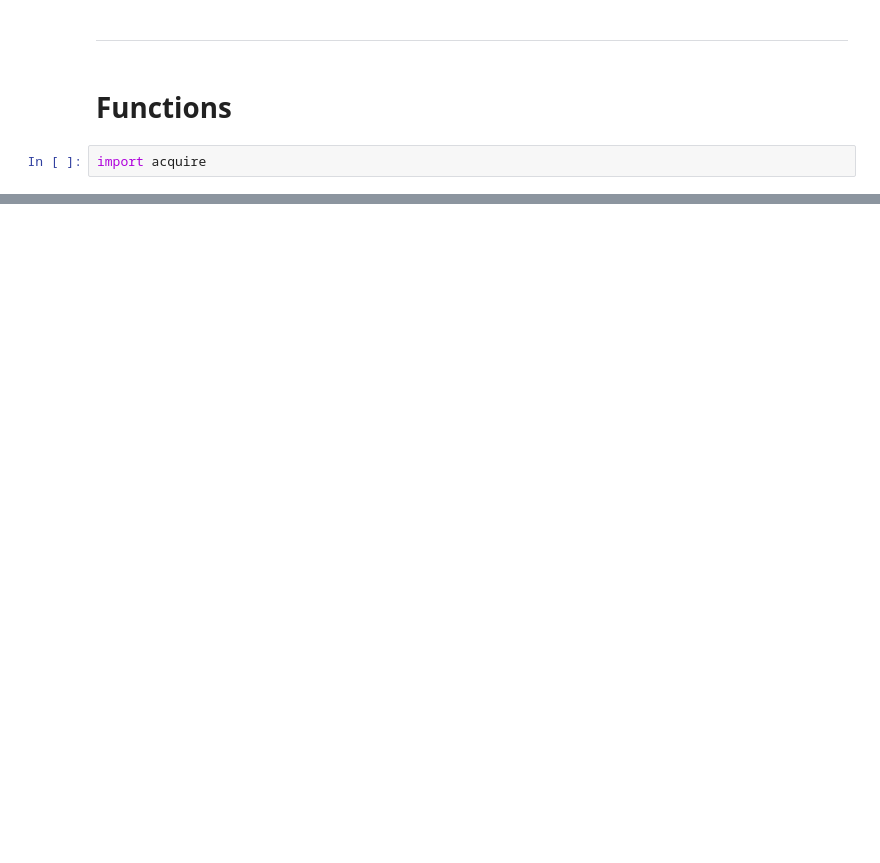
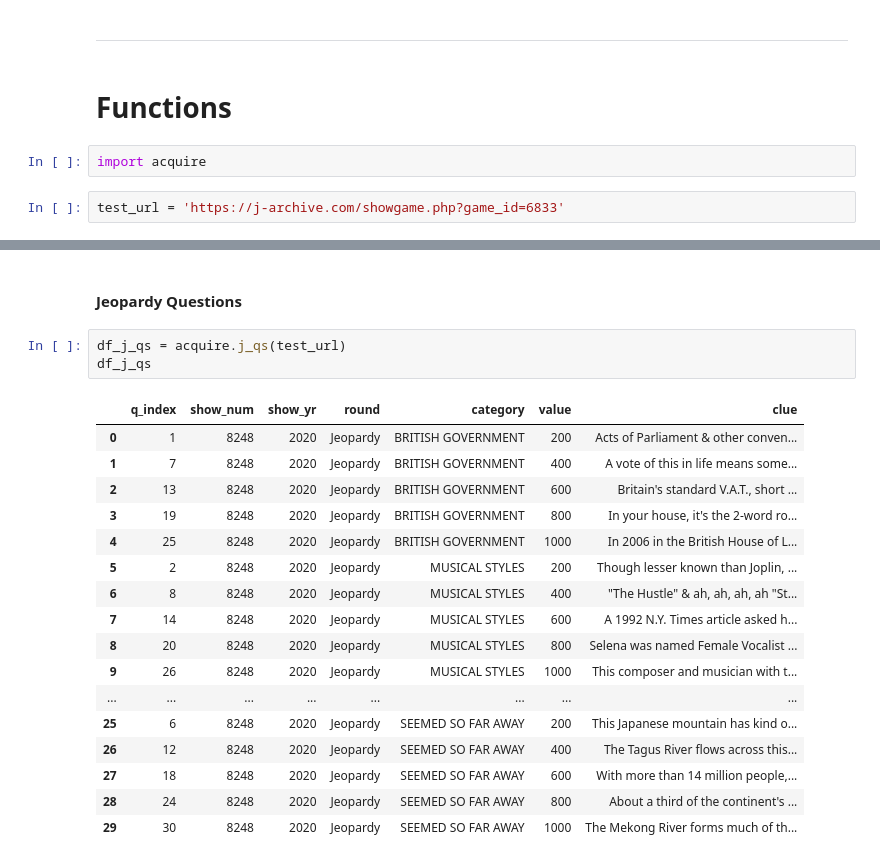
Before and after one commit to Miller-Ryan-1/jeopardizer, a Jupyter notebook: j_scraper_workbook.ipynb, the cells around one changed output, grey strips where cells are left out. Cells and saved outputs as stored; diff of their text form; blank space fills up the shorter version.

```diff
--- a/j_scraper_workbook.ipynb
+++ b/j_scraper_workbook.ipynb
@@ -178,3 +203,5 @@ df_game
 # Functions
 # %%
 import acquire
+# %%
+test_url = 'https://j-archive.com/showgame.php?game_id=6833'
@@ -180,0 +252,23 @@ import acquire
+# %% [markdown]
+#### Jeopardy Questions
+# %%
+df_j_qs = acquire.j_qs(test_url)
+df_j_qs
+# %% [output]
+|  | q_index | show_num | show_yr | round | category | value | clue |
+| 0 | 1 | 8248 | 2020 | Jeopardy | BRITISH GOVERNMENT | 200 | Acts of Parliament & other conven... |
+| 1 | 7 | 8248 | 2020 | Jeopardy | BRITISH GOVERNMENT | 400 | A vote of this in life means some... |
+| 2 | 13 | 8248 | 2020 | Jeopardy | BRITISH GOVERNMENT | 600 | Britain's standard V.A.T., short ... |
+| 3 | 19 | 8248 | 2020 | Jeopardy | BRITISH GOVERNMENT | 800 | In your house, it's the 2-word ro... |
+| 4 | 25 | 8248 | 2020 | Jeopardy | BRITISH GOVERNMENT | 1000 | In 2006 in the British House of L... |
+| 5 | 2 | 8248 | 2020 | Jeopardy | MUSICAL STYLES | 200 | Though lesser known than Joplin, ... |
+| 6 | 8 | 8248 | 2020 | Jeopardy | MUSICAL STYLES | 400 | "The Hustle" & ah, ah, ah, ah "St... |
+| 7 | 14 | 8248 | 2020 | Jeopardy | MUSICAL STYLES | 600 | A 1992 N.Y. Times article asked h... |
+| 8 | 20 | 8248 | 2020 | Jeopardy | MUSICAL STYLES | 800 | Selena was named Female Vocalist ... |
+| 9 | 26 | 8248 | 2020 | Jeopardy | MUSICAL STYLES | 1000 | This composer and musician with t... |
+| ... | ... | ... | ... | ... | ... | ... | ... |
+| 25 | 6 | 8248 | 2020 | Jeopardy | SEEMED SO FAR AWAY | 200 | This Japanese mountain has kind o... |
+| 26 | 12 | 8248 | 2020 | Jeopardy | SEEMED SO FAR AWAY | 400 | The Tagus River flows across this... |
+| 27 | 18 | 8248 | 2020 | Jeopardy | SEEMED SO FAR AWAY | 600 | With more than 14 million people,... |
+| 28 | 24 | 8248 | 2020 | Jeopardy | SEEMED SO FAR AWAY | 800 | About a third of the continent's ... |
+| 29 | 30 | 8248 | 2020 | Jeopardy | SEEMED SO FAR AWAY | 1000 | The Mekong River forms much of th... |
```
Also changed, not shown: parts of 28 cells of this notebook, 1 other file.
